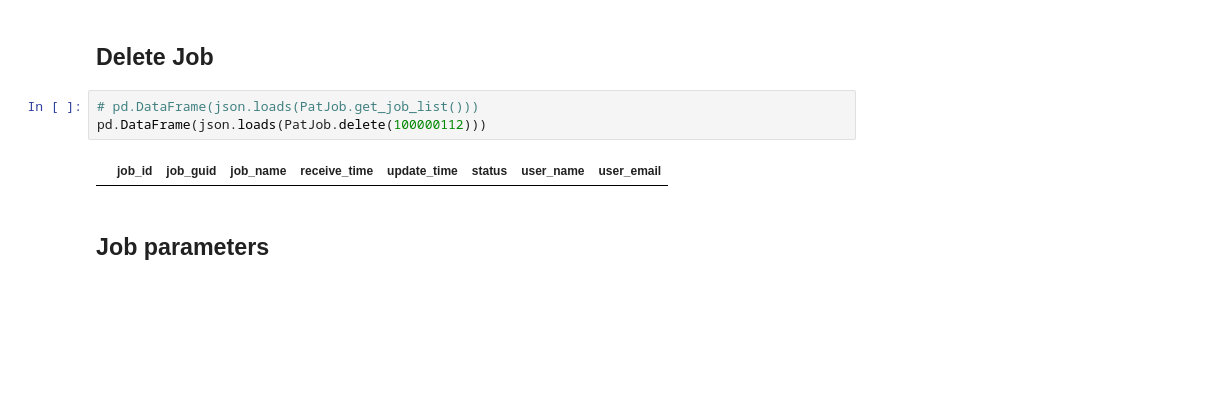
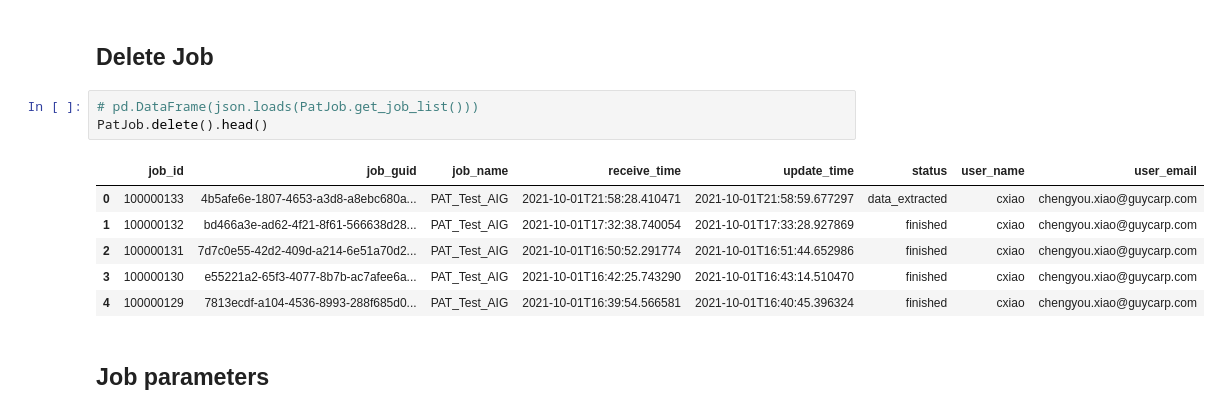
Before and after one commit to hoeun-sim-gc/migrate-repo-test, a Jupyter notebook: pat_dev_sql.ipynb, the cells around one changed output. Cells and saved outputs as stored; diff of their text form; blank space fills up the shorter version.

```diff
--- a/pat_dev_sql.ipynb
+++ b/pat_dev_sql.ipynb
@@ -14,9 +14,14 @@ from common import PatFlag, AppSettings
 ## Delete Job
 # %%
 # pd.DataFrame(json.loads(PatJob.get_job_list()))
-pd.DataFrame(json.loads(PatJob.delete(100000112)))
+PatJob.delete().head()
 # %% [output]
 |  | job_id | job_guid | job_name | receive_time | update_time | status | user_name | user_email |
+| 0 | 100000133 | 4b5afe6e-1807-4653-a3d8-a8ebc680a... | PAT_Test_AIG | 2021-10-01T21:58:28.410471 | 2021-10-01T21:58:59.677297 | data_extracted | cxiao | chengyou.xiao@guycarp.com |
+| 1 | 100000132 | bd466a3e-ad62-4f21-8f61-566638d28... | PAT_Test_AIG | 2021-10-01T17:32:38.740054 | 2021-10-01T17:33:28.927869 | finished | cxiao | chengyou.xiao@guycarp.com |
+| 2 | 100000131 | 7d7c0e55-42d2-409d-a214-6e51a70d2... | PAT_Test_AIG | 2021-10-01T16:50:52.291774 | 2021-10-01T16:51:44.652986 | finished | cxiao | chengyou.xiao@guycarp.com |
+| 3 | 100000130 | e55221a2-65f3-4077-8b7b-ac7afee6a... | PAT_Test_AIG | 2021-10-01T16:42:25.743290 | 2021-10-01T16:43:14.510470 | finished | cxiao | chengyou.xiao@guycarp.com |
+| 4 | 100000129 | 7813ecdf-a104-4536-8993-288f685d0... | PAT_Test_AIG | 2021-10-01T16:39:54.566581 | 2021-10-01T16:40:45.396324 | finished | cxiao | chengyou.xiao@guycarp.com |
 # %% [markdown]
 ## Job parameters
 # %%
```
Also changed, not shown: parts of 12 cells of this notebook, 11 other files.
